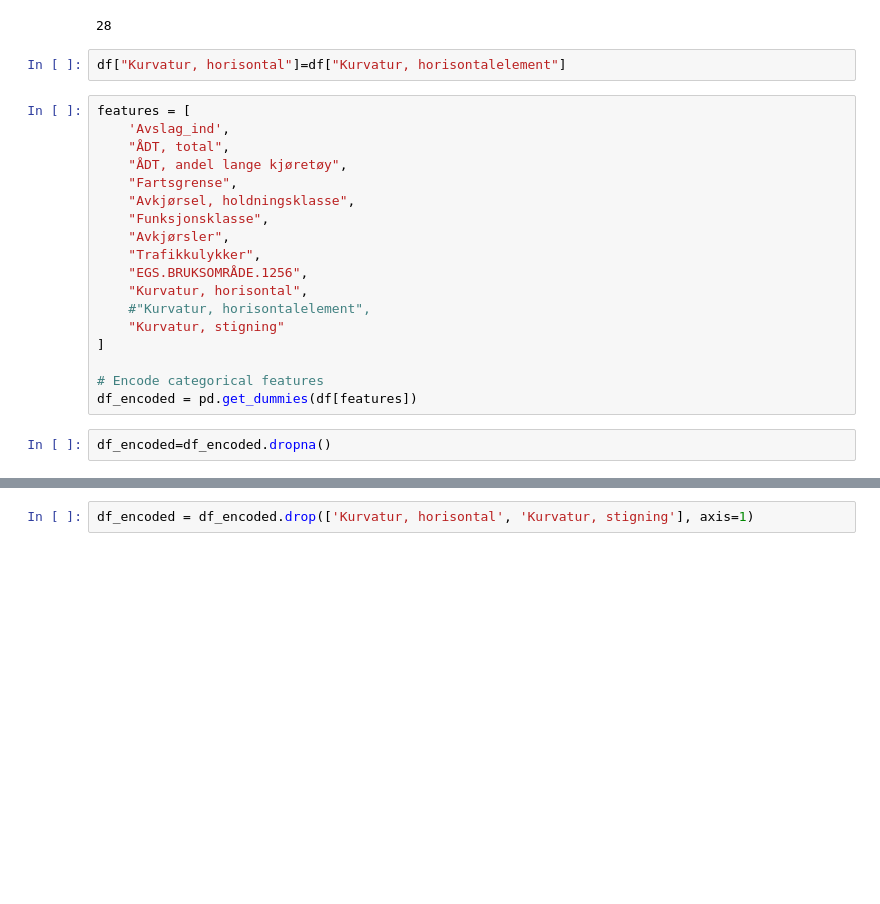
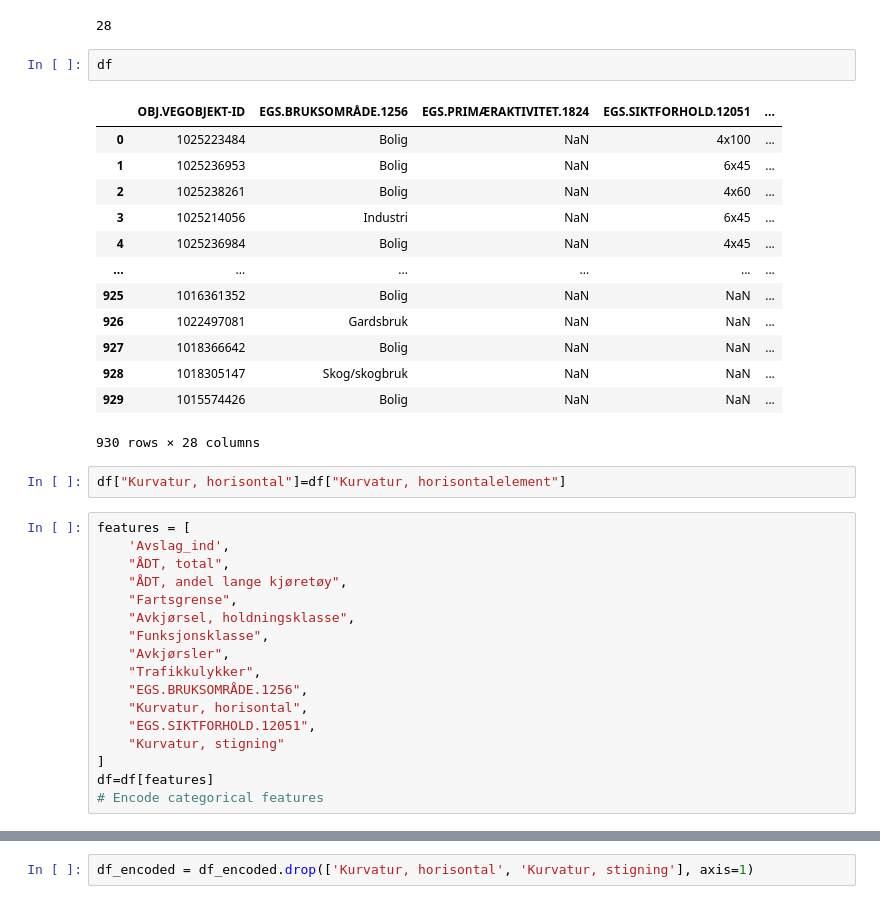
Before and after one commit to sormann/trfkaipoc, a Jupyter notebook: notebooks/avslag_binær-smote.ipynb, the cells around one changed output, grey strips where cells are left out. Cells and saved outputs as stored; diff of their text form; blank space fills up the shorter version.

```diff
--- a/notebooks/avslag_binær-smote.ipynb
+++ b/notebooks/avslag_binær-smote.ipynb
@@ -35,6 +36,22 @@ antall_avslag=df['Avslag_ind'].sum()
 antall_avslag
 # %% [output]
 28
+# %%
+df
+# %% [output]
+|  | OBJ.VEGOBJEKT-ID | EGS.BRUKSOMRÅDE.1256 | EGS.PRIMÆRAKTIVITET.1824 | EGS.SIKTFORHOLD.12051 | ... |
+| 0 | 1025223484 | Bolig | NaN | 4x100 | ... |
+| 1 | 1025236953 | Bolig | NaN | 6x45 | ... |
+| 2 | 1025238261 | Bolig | NaN | 4x60 | ... |
+| 3 | 1025214056 | Industri | NaN | 6x45 | ... |
+| 4 | 1025236984 | Bolig | NaN | 4x45 | ... |
+| ... | ... | ... | ... | ... | ... |
+| 925 | 1016361352 | Bolig | NaN | NaN | ... |
+| 926 | 1022497081 | Gardsbruk | NaN | NaN | ... |
+| 927 | 1018366642 | Bolig | NaN | NaN | ... |
+| 928 | 1018305147 | Skog/skogbruk | NaN | NaN | ... |
+| 929 | 1015574426 | Bolig | NaN | NaN | ... |
+930 rows × 28 columns
 # %%
 df["Kurvatur, horisontal"]=df["Kurvatur, horisontalelement"]
 # %%
@@ -49,11 +66,8 @@ features = [
     "Trafikkulykker",
     "EGS.BRUKSOMRÅDE.1256",
     "Kurvatur, horisontal",
-    #"Kurvatur, horisontalelement",
+    "EGS.SIKTFORHOLD.12051",
     "Kurvatur, stigning"
 ]
-
+df=df[features]
 # Encode categorical features
-df_encoded = pd.get_dummies(df[features])
-# %%
-df_encoded=df_encoded.dropna()
```
Also changed, not shown: parts of 21 cells of this notebook, 1 other file.
